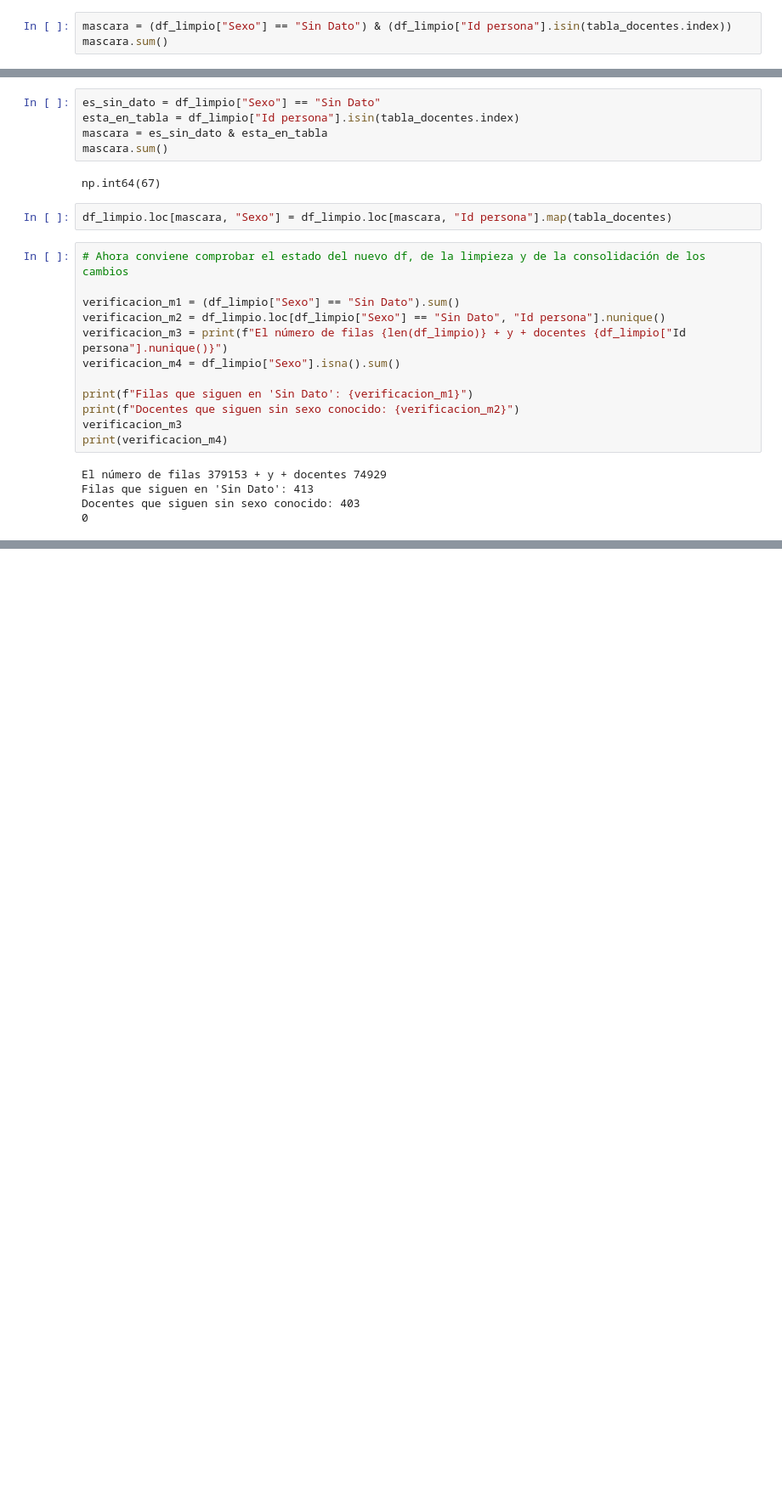
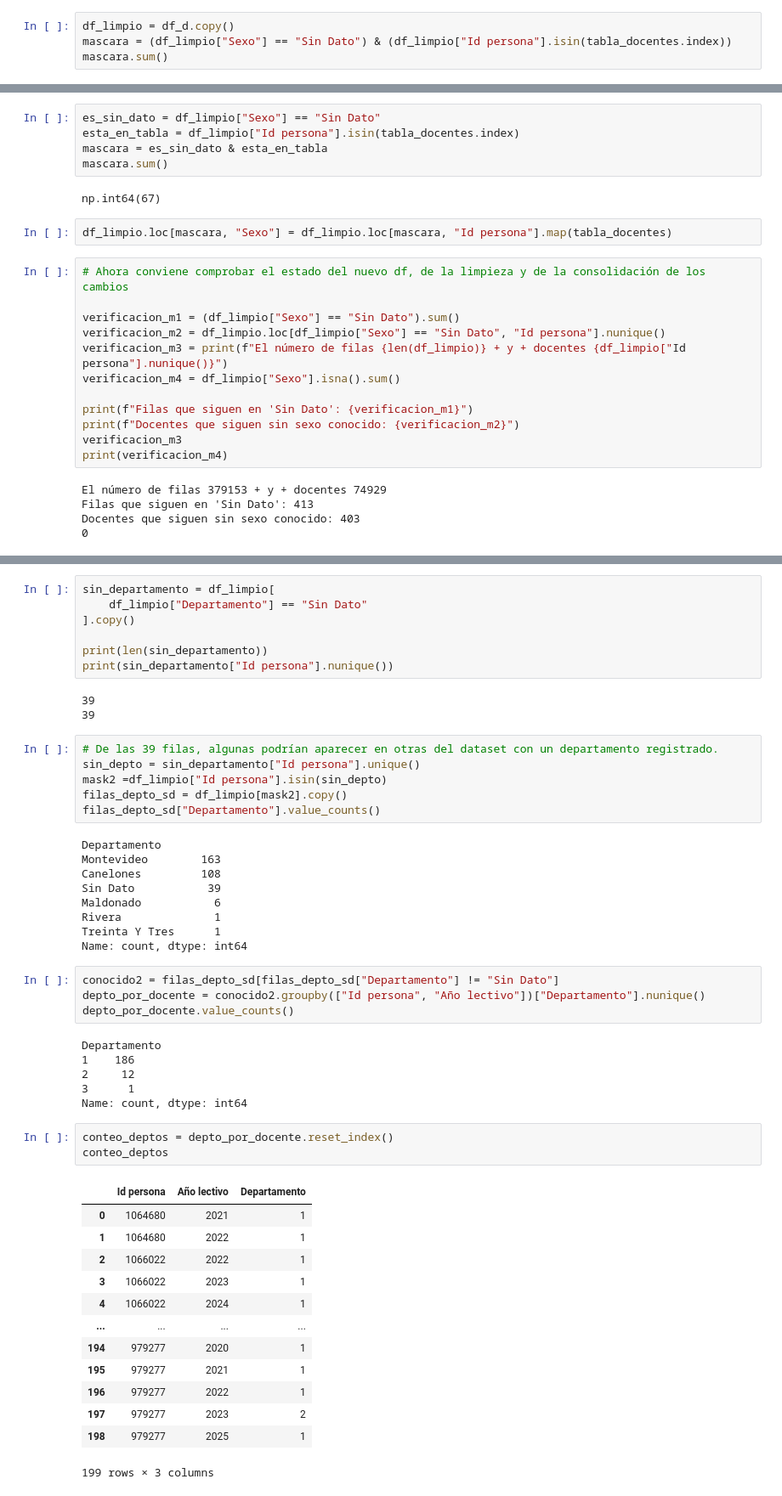
Before and after one commit to Albertmestre1256/Analisis-de-metricas-Ceibal, a Jupyter notebook: Proyecto/Etapa II - Exploración primaria + Limpieza/EDA - Docentes.ipynb, the cells around one changed output, grey strips where cells are left out. Shown at 85% size. Saved outputs shown, nothing was run; the diff lists cells and outputs as text; blank space fills up the shorter version.

```diff
--- a/Proyecto/Etapa II - Exploración primaria + Limpieza/EDA y limpieza de datos.ipynb
+++ b/Proyecto/Etapa II - Exploración primaria + Limpieza/EDA - Docentes.ipynb
@@ -505,6 +473,7 @@ len(tabla_docentes)
 # %% [output]
 62
 # %%
+df_limpio = df_d.copy()
 mascara = (df_limpio["Sexo"] == "Sin Dato") & (df_limpio["Id persona"].isin(tabla_docentes.index))
 mascara.sum()
 # %% [output]
@@ -554,0 +526,52 @@ Docentes que siguen sin sexo conocido: 403
+# %%
+sin_departamento = df_limpio[
+    df_limpio["Departamento"] == "Sin Dato"
+].copy()
+
+print(len(sin_departamento))
+print(sin_departamento["Id persona"].nunique())
+# %% [output]
+39
+39
+# %%
+# De las 39 filas, algunas podrían aparecer en otras del dataset con un departamento registrado.
+sin_depto = sin_departamento["Id persona"].unique()
+mask2 =df_limpio["Id persona"].isin(sin_depto)
+filas_depto_sd = df_limpio[mask2].copy()
+filas_depto_sd["Departamento"].value_counts()
+# %% [output]
+Departamento
+Montevideo        163
+Canelones         108
+Sin Dato           39
+Maldonado           6
+Rivera              1
+Treinta Y Tres      1
+Name: count, dtype: int64
+# %%
+conocido2 = filas_depto_sd[filas_depto_sd["Departamento"] != "Sin Dato"]
+depto_por_docente = conocido2.groupby(["Id persona", "Año lectivo"])["Departamento"].nunique()
+depto_por_docente.value_counts()
+# %% [output]
+Departamento
+1    186
+2     12
+3      1
+Name: count, dtype: int64
+# %%
+conteo_deptos = depto_por_docente.reset_index()
+conteo_deptos
+# %% [output]
+|  | Id persona | Año lectivo | Departamento |
+| 0 | 1064680 | 2021 | 1 |
+| 1 | 1064680 | 2022 | 1 |
+| 2 | 1066022 | 2022 | 1 |
+| 3 | 1066022 | 2023 | 1 |
+| 4 | 1066022 | 2024 | 1 |
+| ... | ... | ... | ... |
+| 194 | 979277 | 2020 | 1 |
+| 195 | 979277 | 2021 | 1 |
+| 196 | 979277 | 2022 | 1 |
+| 197 | 979277 | 2023 | 2 |
+| 198 | 979277 | 2025 | 1 |
+199 rows × 3 columns
```
Also changed, not shown: parts of 5 cells of this notebook, 3 other files.
